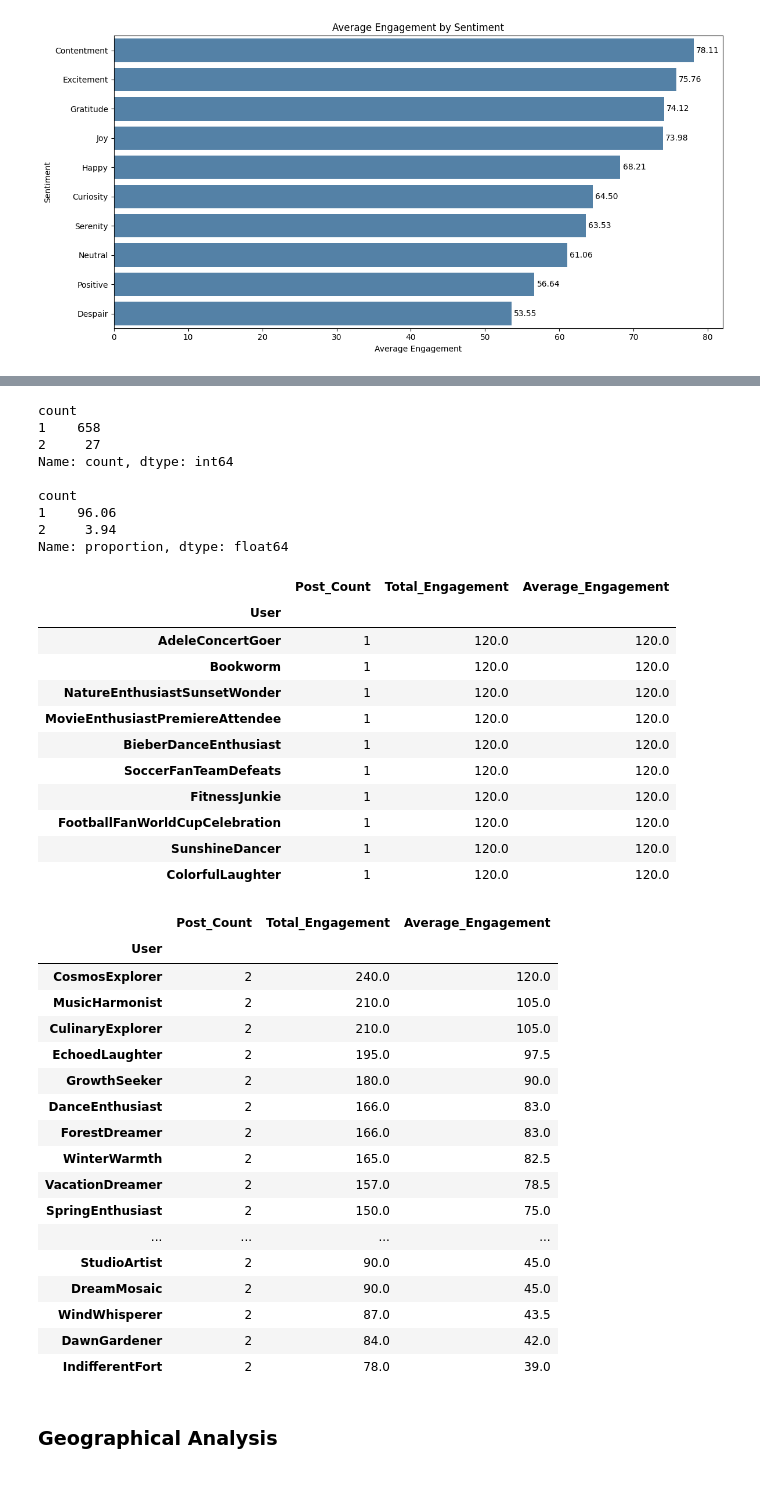
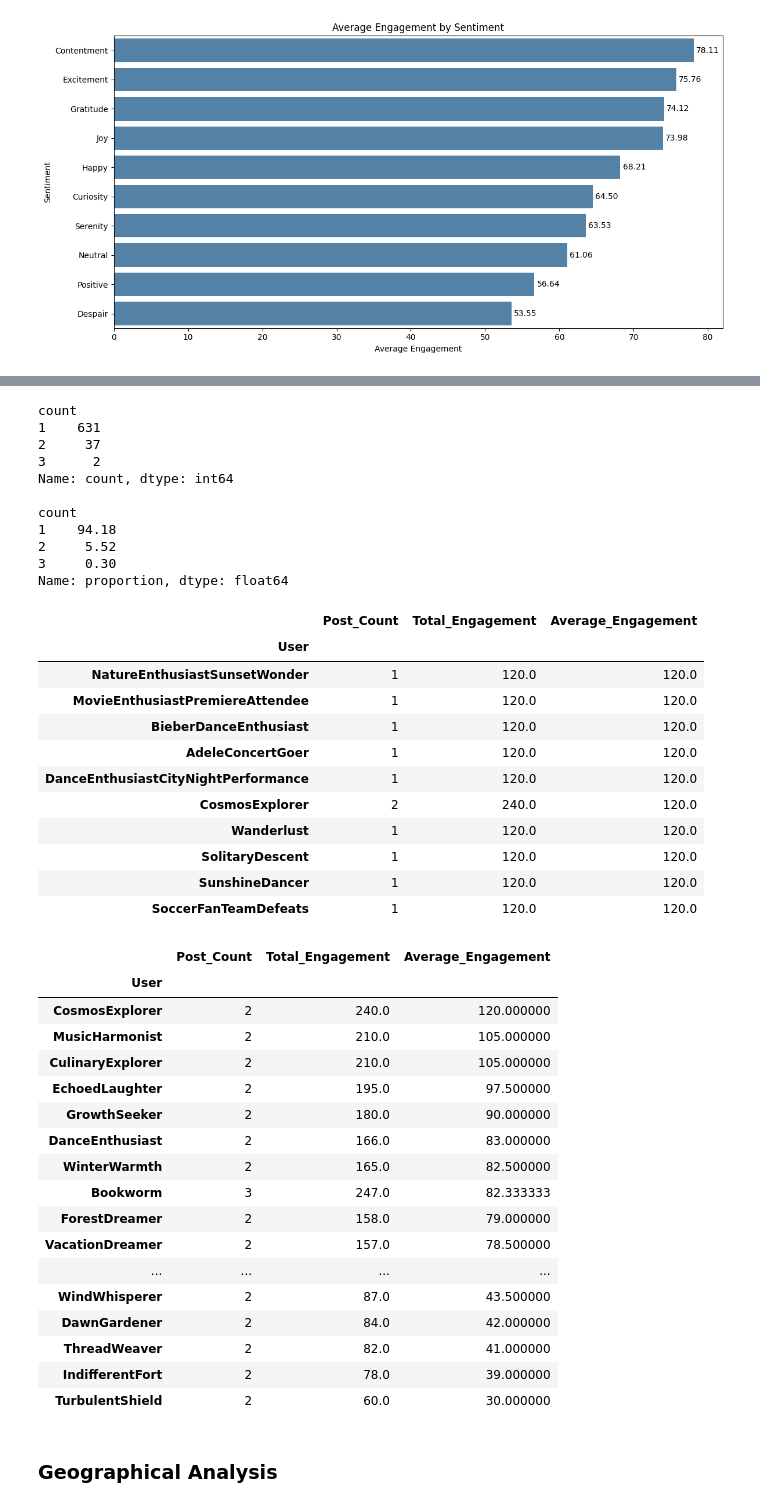
Before and after one commit to euiedavid/social-media-sentiments-analysis, a Jupyter notebook: notebook/social_media_sentiments_eda.ipynb, the cells around one changed output, grey strips where cells are left out. Saved outputs shown, nothing was run; the diff lists cells and outputs as text; code cells hidden in the pictures.

```diff
--- a/notebook/social_media_sentiments_eda.ipynb
+++ b/notebook/social_media_sentiments_eda.ipynb
@@ -12,6 +12,7 @@ from datetime import datetime
 
 pd.set_option('display.max_columns', None)
 pd.set_option('display.max_rows', None)
+pd.set_option('display.max_colwidth', None)
 
 print('Successfully imported modules...')
 # %% [output]
@@ -144,10 +145,10 @@ memory usage: 85.9+ KB
 None
 # %%
 # drop columns
-data = data.drop(columns=['Unnamed: 0.1', 'Unnamed: 0'])
+data = data.drop(columns=['Unnamed: 0.1', 'Unnamed: 0'], errors='ignore')
 
 row, col = data.shape
 print(f'Total Number of Rows: {row}')
-print(f'Total Number of Columns: {col}')
+print(f'Total Number of Columns: {col}\n')
 print('Successfully dropped columns...')
 # %% [output]
@@ -156,0 +188,10 @@ Successfully dropped columns...
+# %%
+# address inconsistencies
+cols = data[['Sentiment', 'Country', 'Platform', 'User']]
+
+for col in cols:
+  data[col] = data[col].str.strip()
+
+  print(f'{col}:')
+  print(data[col].value_counts(dropna=False).to_string(header=False))
+  print("=====" * 10)
@@ -1302,13 +1256,15 @@ user_post_frequency_percentage = (
 print(user_post_frequency_percentage)
 # %% [output]
 count
-1    658
-2     27
+1    631
+2     37
+3      2
 Name: count, dtype: int64
 
 count
-1    96.06
-2     3.94
+1    94.18
+2     5.52
+3     0.30
 Name: proportion, dtype: float64
 # %%
 # calculate engagement metrics per user
@@ -1328,48 +1284,48 @@ user_engagement.head(10)
 # %% [output]
 |  | Post_Count | Total_Engagement | Average_Engagement |
 | User |  |  |  |
-| AdeleConcertGoer | 1 | 120.0 | 120.0 |
-| Bookworm | 1 | 120.0 | 120.0 |
 | NatureEnthusiastSunsetWonder | 1 | 120.0 | 120.0 |
 | MovieEnthusiastPremiereAttendee | 1 | 120.0 | 120.0 |
 | BieberDanceEnthusiast | 1 | 120.0 | 120.0 |
+| AdeleConcertGoer | 1 | 120.0 | 120.0 |
+| DanceEnthusiastCityNightPerformance | 1 | 120.0 | 120.0 |
+| CosmosExplorer | 2 | 240.0 | 120.0 |
+| Wanderlust | 1 | 120.0 | 120.0 |
+| SolitaryDescent | 1 | 120.0 | 120.0 |
+| SunshineDancer | 1 | 120.0 | 120.0 |
 | SoccerFanTeamDefeats | 1 | 120.0 | 120.0 |
-| FitnessJunkie | 1 | 120.0 | 120.0 |
-| FootballFanWorldCupCelebration | 1 | 120.0 | 120.0 |
-| SunshineDancer | 1 | 120.0 | 120.0 |
-| ColorfulLaughter | 1 | 120.0 | 120.0 |
 # %%
 # Filter users who published exactly two posts
-two_post_users = user_engagement[
-    user_engagement['Post_Count'] == 2
+repeat_users = user_engagement[
+    user_engagement['Post_Count'] > 1
 ]
 
 # Sort by average engagement
-two_post_users = two_post_users.sort_values(
+repeat_users = repeat_users.sort_values(
     by='Average_Engagement',
     ascending=False
 )
 
-two_post_users
+repeat_users
 # %% [output]
 |  | Post_Count | Total_Engagement | Average_Engagement |
 | User |  |  |  |
-| CosmosExplorer | 2 | 240.0 | 120.0 |
-| MusicHarmonist | 2 | 210.0 | 105.0 |
-| CulinaryExplorer | 2 | 210.0 | 105.0 |
-| EchoedLaughter | 2 | 195.0 | 97.5 |
-| GrowthSeeker | 2 | 180.0 | 90.0 |
-| DanceEnthusiast | 2 | 166.0 | 83.0 |
-| ForestDreamer | 2 | 166.0 | 83.0 |
-| WinterWarmth | 2 | 165.0 | 82.5 |
-| VacationDreamer | 2 | 157.0 | 78.5 |
-| SpringEnthusiast | 2 | 150.0 | 75.0 |
+| CosmosExplorer | 2 | 240.0 | 120.000000 |
+| MusicHarmonist | 2 | 210.0 | 105.000000 |
+| CulinaryExplorer | 2 | 210.0 | 105.000000 |
+| EchoedLaughter | 2 | 195.0 | 97.500000 |
+| GrowthSeeker | 2 | 180.0 | 90.000000 |
+| DanceEnthusiast | 2 | 166.0 | 83.000000 |
+| WinterWarmth | 2 | 165.0 | 82.500000 |
+| Bookworm | 3 | 247.0 | 82.333333 |
+| ForestDreamer | 2 | 158.0 | 79.000000 |
+| VacationDreamer | 2 | 157.0 | 78.500000 |
 | ... | ... | ... | ... |
-| StudioArtist | 2 | 90.0 | 45.0 |
-| DreamMosaic | 2 | 90.0 | 45.0 |
-| WindWhisperer | 2 | 87.0 | 43.5 |
-| DawnGardener | 2 | 84.0 | 42.0 |
-| IndifferentFort | 2 | 78.0 | 39.0 |
+| WindWhisperer | 2 | 87.0 | 43.500000 |
+| DawnGardener | 2 | 84.0 | 42.000000 |
+| ThreadWeaver | 2 | 82.0 | 41.000000 |
+| IndifferentFort | 2 | 78.0 | 39.000000 |
+| TurbulentShield | 2 | 60.0 | 30.000000 |
 # %% [markdown]
 ### **Geographical Analysis**
 # %% [markdown]
```
Also changed, not shown: parts of 33 cells of this notebook.
